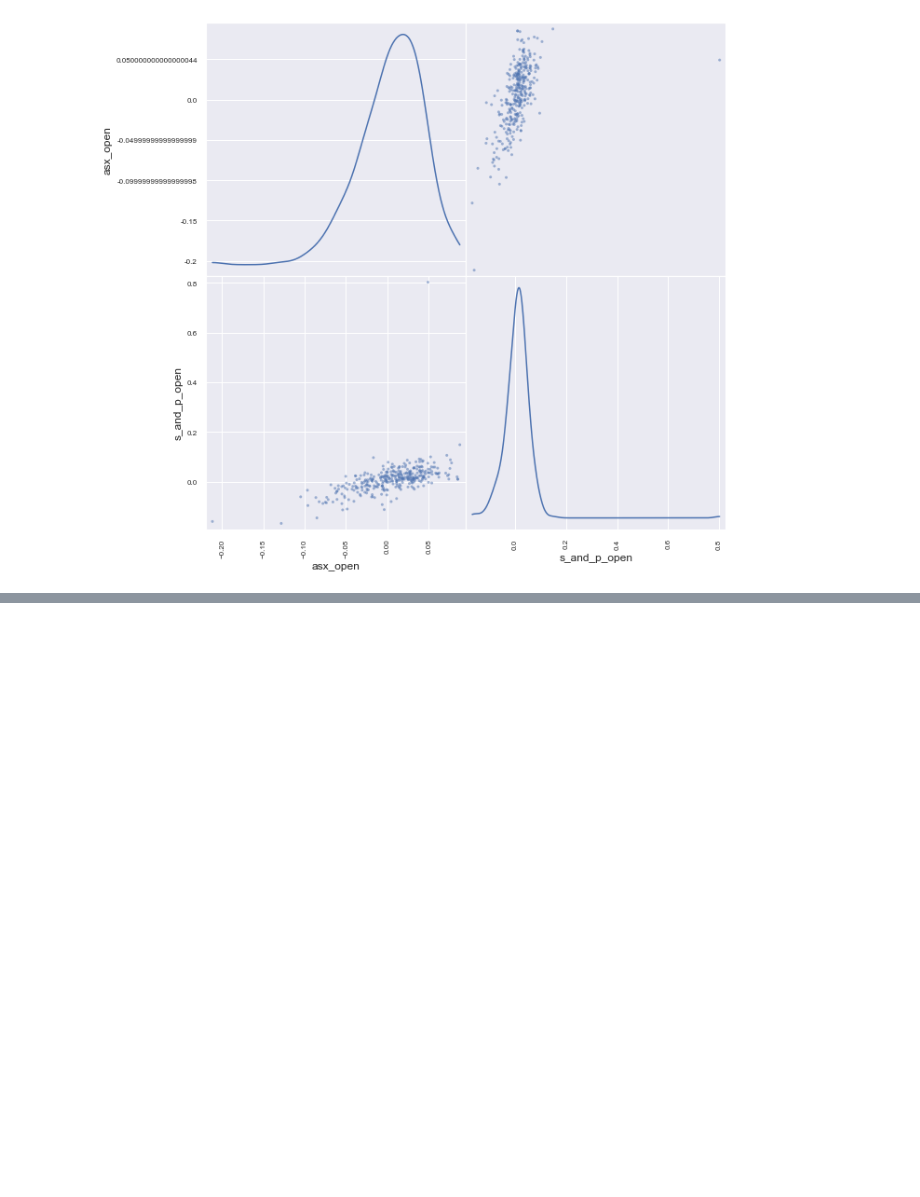
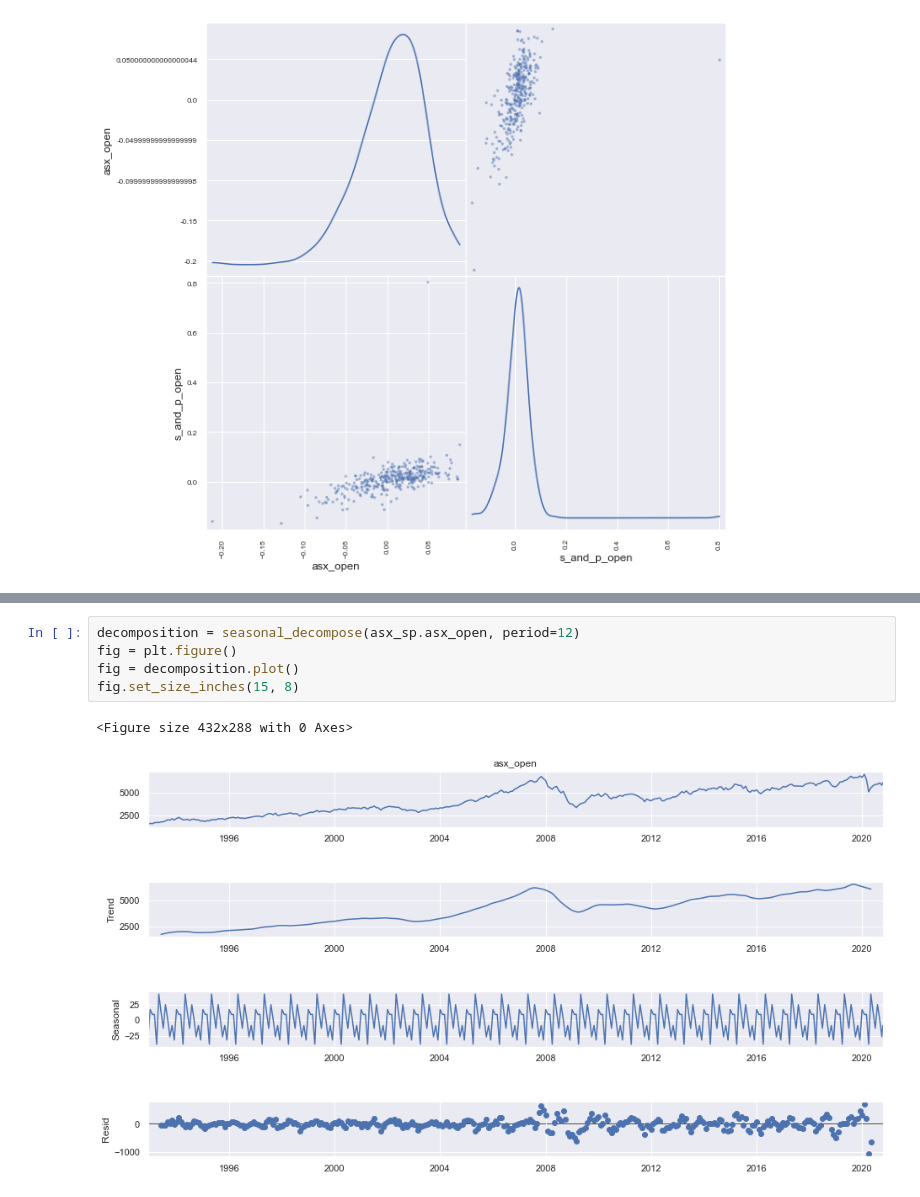
Before and after one commit to MDSI-AUG-2020-DSP/ASX, a Jupyter notebook: asx200_sp500_EDA.ipynb, the cells around one changed output, grey strips where cells are left out. Saved outputs shown, nothing was run; the diff lists cells and outputs as text; blank space fills up the shorter version.

```diff
--- a/asx200_sp500_EDA.ipynb
+++ b/asx200_sp500_EDA.ipynb
@@ -215,0 +235,8 @@ def corrfunc(x, y, **kws):
+# %%
+decomposition = seasonal_decompose(asx_sp.asx_open, period=12)
+fig = plt.figure()
+fig = decomposition.plot()
+fig.set_size_inches(15, 8)
+# %% [output]
+<Figure size 432x288 with 0 Axes>
+[figure, added]
```
Also changed, not shown: parts of 16 cells of this notebook.
